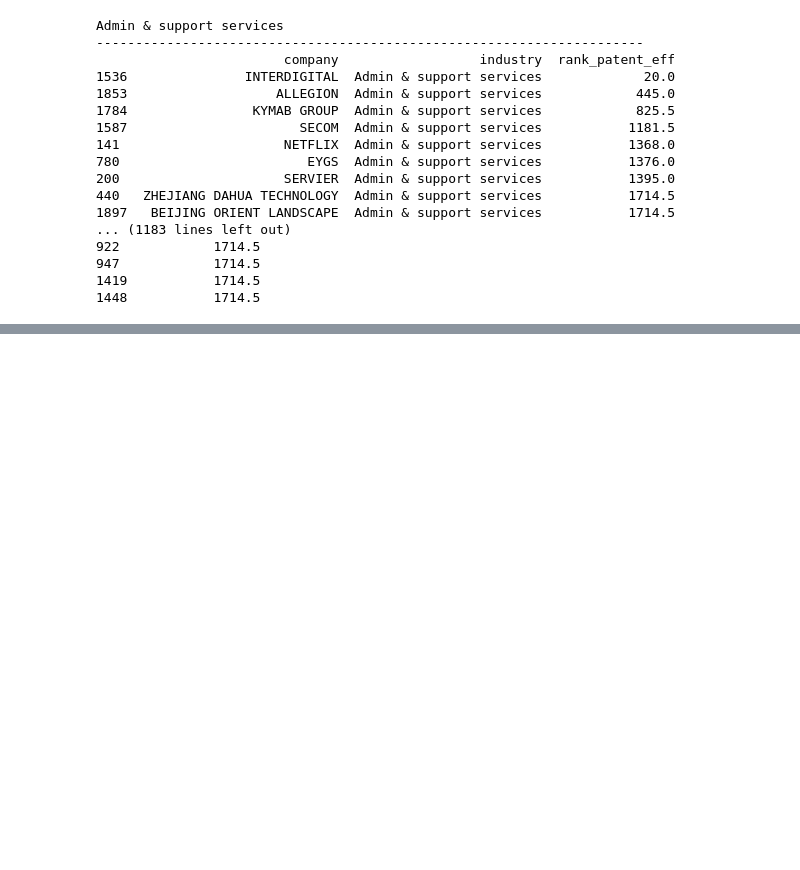
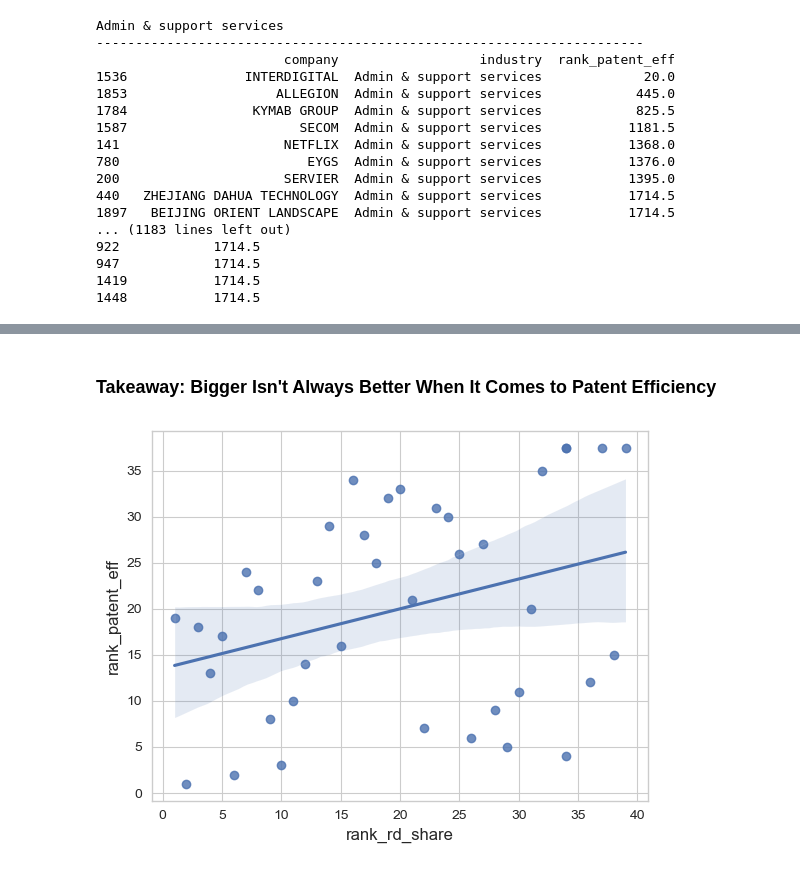
Before and after one commit to bassoonelephant/ip-productivity, a Jupyter notebook: ip_workbench.ipynb, the cells around one changed output, grey strips where cells are left out. Saved outputs shown, nothing was run; the diff lists cells and outputs as text; code cells hidden in the pictures; blank space fills up the shorter version.

```diff
--- a/ip_workbench.ipynb
+++ b/ip_workbench.ipynb
@@ -1368,0 +1397,7 @@ plt.show()
+# %% [markdown]
+### Takeaway: Bigger Isn't Always Better When It Comes to Patent Efficiency
+# %%
+sns.regplot(x = country_df['rank_rd_share'], y = country_df['rank_patent_eff'])
+plt.show()
+# %% [output]
+[figure, added]
```
Also changed, not shown: parts of 11 cells of this notebook.
